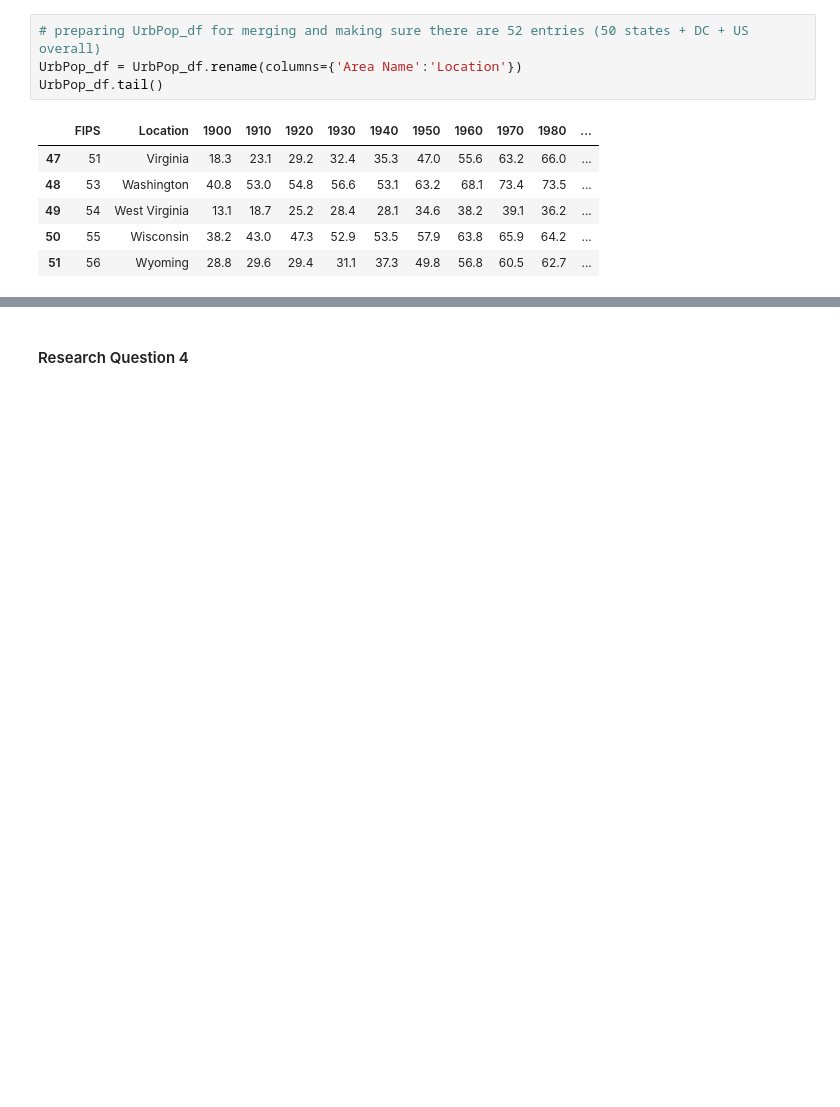
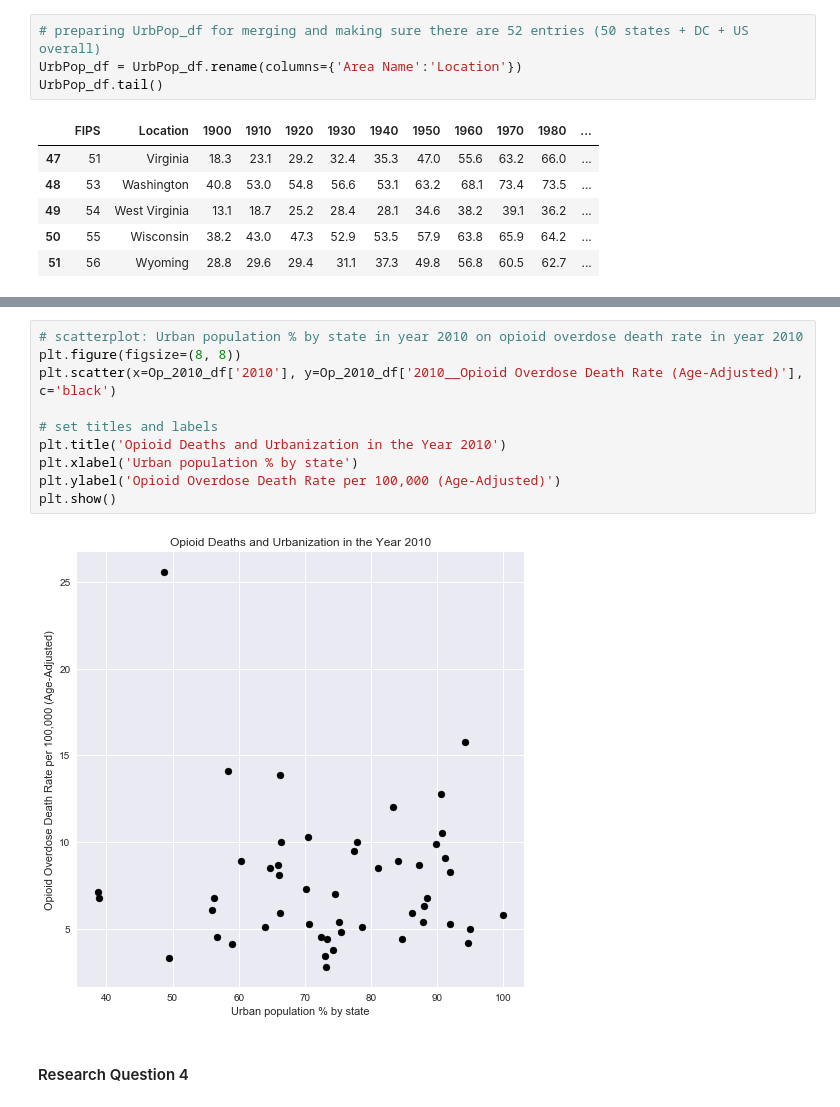
Before and after one commit to christa-fields/GWU_Databootcamp_Project_1, a Jupyter notebook: main.ipynb, the cells around one changed output, grey strips where cells are left out. Saved outputs shown, nothing was run; the diff lists cells and outputs as text; blank space fills up the shorter version.

```diff
--- a/main.ipynb
+++ b/main.ipynb
@@ -90,2 +129,14 @@ for index, row in OpDeaths_Urb_df.iterrows():
+# %%
+# scatterplot: Urban population % by state in year 2010 on opioid overdose death rate in year 2010
+plt.figure(figsize=(8, 8))
+plt.scatter(x=Op_2010_df['2010'], y=Op_2010_df['2010__Opioid Overdose Death Rate (Age-Adjusted)'], c='black')
+
+# set titles and labels
+plt.title('Opioid Deaths and Urbanization in the Year 2010')
+plt.xlabel('Urban population % by state')
+plt.ylabel('Opioid Overdose Death Rate per 100,000 (Age-Adjusted)')
+plt.show()
+# %% [output]
+[figure, added]
 # %% [markdown]
 #### Research Question 4
```
Also changed, not shown: parts of 5 cells of this notebook.
